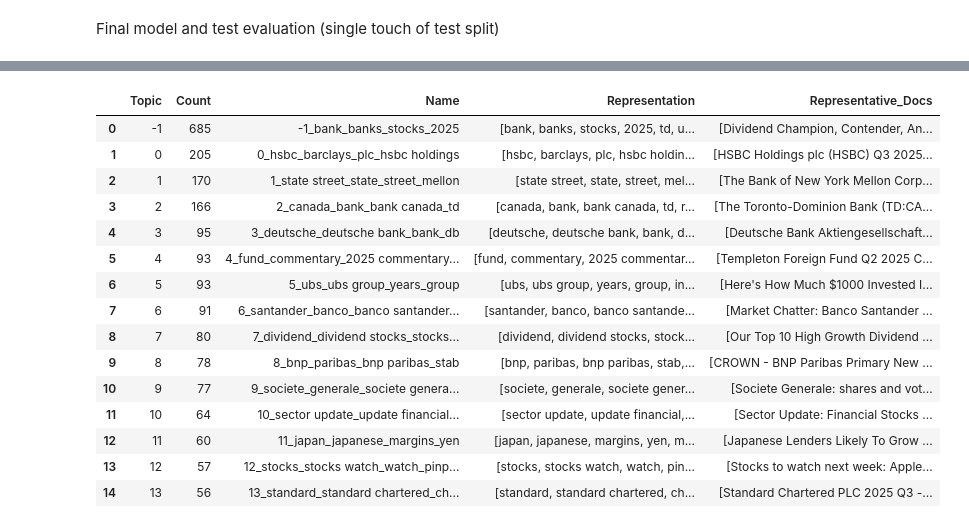
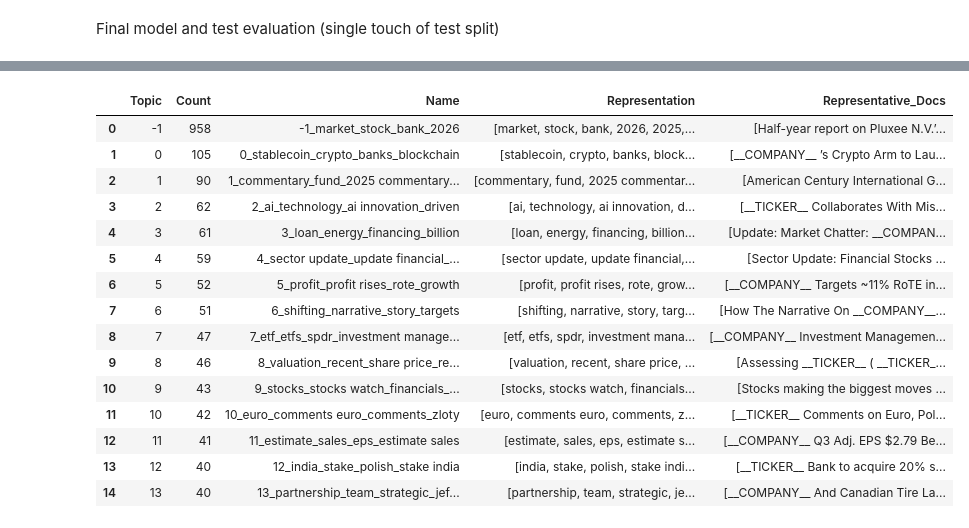
Before and after one commit to Giankess/master-thesis, a Jupyter notebook: Code/04_data_pipeline_BERTopic_TEST_TRAIN.ipynb, the cells around one changed output, grey strips where cells are left out. Cells and saved outputs as stored; diff of their text form; code cells hidden in the pictures.

Commit message:
Improved Preprocessing & Train/Val/Test Pipeline

```diff
--- a/Code/04_data_pipeline_BERTopic_TEST_TRAIN.ipynb
+++ b/Code/04_data_pipeline_BERTopic_TEST_TRAIN.ipynb
@@ -15,6 +29,8 @@ from bertopic.representation import LangChain
 # %% [markdown]
 Load Data
 # %%
-df = pd.read_csv('Data/finnhub_clean.csv')
-df.head()
+df = pd.read_csv('Data/finnhub_model_input.csv')
+print('Loaded: Data/finnhub_model_input.csv')
+print('Shape:', df.shape)
+display(df.head())
 # %% [output]
@@ -76,6 +101,21 @@ Date ranges:
 # %% [markdown]
 Prepare Models
 # %%
-sentence_model = SentenceTransformer("all-MiniLM-L6-v2")
-train_embeddings = sentence_model.encode(train_docs, show_progress_bar=True)
+device = 'cuda' if torch.cuda.is_available() else 'cpu'
+print('Torch CUDA available:', torch.cuda.is_available())
+if torch.cuda.is_available():
+    print('GPU:', torch.cuda.get_device_name(0))
+
+# Add placeholder tokens to stopwords so they do not dominate topics
+placeholder_stopwords = {'__ticker__', '__company__', 'ticker', 'company'}
+model_stopwords = sorted(set(ENGLISH_STOP_WORDS).union(placeholder_stopwords))
+
+sentence_model = SentenceTransformer('all-MiniLM-L6-v2', device=device)
+train_embeddings = sentence_model.encode(
+    train_docs,
+    show_progress_bar=True,
+    batch_size=64,
+    convert_to_numpy=True
+)
+print(f'Embeddings computed on device: {device}')
 # %% [output]
@@ -548,7 +787,7 @@ best_hdbscan = HDBSCAN(
     prediction_data=True
 )
 best_ngram = literal_eval(best_params['ngram_range'])
-best_vectorizer = OnlineCountVectorizer(stop_words='english', ngram_range=best_ngram)
+best_vectorizer = OnlineCountVectorizer(stop_words=model_stopwords, ngram_range=best_ngram)
 
 best_topic_model = BERTopic(
     embedding_model=sentence_model,
@@ -560,7 +799,7 @@ best_topic_model = BERTopic(
 )
 
 _topics_train_val, _ = best_topic_model.fit_transform(train_val_docs, embeddings=train_val_embeddings)
-test_topics, test_probs = best_topic_model.transform(test_docs, embeddings=test_embeddings)
+test_topics, _ = best_topic_model.transform(test_docs, embeddings=test_embeddings)
 
 best_topic_words = [
     [word for word, _ in best_topic_model.get_topic(t)]
@@ -573,24 +812,15 @@ processed_test_docs = preprocess_documents(test_docs)
 id2word_train_val = Dictionary(processed_train_val_docs)
 
 cv_test = coherence_score(best_topic_words, processed_test_docs, id2word_train_val, 'c_v')
-npmi_test = coherence_score(best_topic_words, processed_test_docs, id2word_train_val, 'c_npmi')
 div_test = topic_diversity(best_topic_words)
-red_test = topic_redundancy(best_topic_words)
 test_outlier_ratio = float(np.mean(np.array(test_topics) == -1)) if len(test_topics) > 0 else np.nan
-mean_top1_test, mean_margin_test = assignment_confidence_metrics(test_probs)
-inter_dist_test = inter_topic_distance(best_topic_model)
-fin_kw_density_test = financial_keyword_density(best_topic_words, financial_keywords)
+test_topic_count = int(sum(1 for t in best_topic_model.get_topics().keys() if int(t) != -1))
 
 print('Final Test Metrics (best config):')
 print(f"C_v coherence (test): {cv_test:.4f}")
-print(f"c_npmi coherence (test): {npmi_test:.4f}")
 print(f"Topic diversity: {div_test:.4f}")
-print(f"Topic redundancy: {red_test:.4f}")
 print(f"Test outlier ratio (-1 topics): {test_outlier_ratio:.4f}")
-print(f"Mean top-1 assignment probability: {mean_top1_test:.4f}")
-print(f"Mean assignment margin (top1-top2): {mean_margin_test:.4f}")
-print(f"Inter-topic distance: {inter_dist_test:.4f}")
-print(f"Financial keyword density: {fin_kw_density_test:.4f}")
+print(f"Topic count (excluding -1): {test_topic_count}")
 
 best_topic_model.get_topic_info().head(15)
 # %% [output]
@@ -624,16 +849,16 @@ Financial keyword density: 0.0333
 |  | Topic | Count | Name | Representation | Representative_Docs |
-| 0 | -1 | 685 | -1_bank_banks_stocks_2025 | [bank, banks, stocks, 2025, td, u... | [Dividend Champion, Contender, An... |
-| 1 | 0 | 205 | 0_hsbc_barclays_plc_hsbc holdings | [hsbc, barclays, plc, hsbc holdin... | [HSBC Holdings plc (HSBC) Q3 2025... |
-| 2 | 1 | 170 | 1_state street_state_street_mellon | [state street, state, street, mel... | [The Bank of New York Mellon Corp... |
-| 3 | 2 | 166 | 2_canada_bank_bank canada_td | [canada, bank, bank canada, td, r... | [The Toronto-Dominion Bank (TD:CA... |
-| 4 | 3 | 95 | 3_deutsche_deutsche bank_bank_db | [deutsche, deutsche bank, bank, d... | [Deutsche Bank Aktiengesellschaft... |
-| 5 | 4 | 93 | 4_fund_commentary_2025 commentary... | [fund, commentary, 2025 commentar... | [Templeton Foreign Fund Q2 2025 C... |
-| 6 | 5 | 93 | 5_ubs_ubs group_years_group | [ubs, ubs group, years, group, in... | [Here's How Much $1000 Invested I... |
-| 7 | 6 | 91 | 6_santander_banco_banco santander... | [santander, banco, banco santande... | [Market Chatter: Banco Santander ... |
-| 8 | 7 | 80 | 7_dividend_dividend stocks_stocks... | [dividend, dividend stocks, stock... | [Our Top 10 High Growth Dividend ... |
-| 9 | 8 | 78 | 8_bnp_paribas_bnp paribas_stab | [bnp, paribas, bnp paribas, stab,... | [CROWN - BNP Paribas Primary New ... |
-| 10 | 9 | 77 | 9_societe_generale_societe genera... | [societe, generale, societe gener... | [Societe Generale: shares and vot... |
-| 11 | 10 | 64 | 10_sector update_update financial... | [sector update, update financial,... | [Sector Update: Financial Stocks ... |
-| 12 | 11 | 60 | 11_japan_japanese_margins_yen | [japan, japanese, margins, yen, m... | [Japanese Lenders Likely To Grow ... |
-| 13 | 12 | 57 | 12_stocks_stocks watch_watch_pinp... | [stocks, stocks watch, watch, pin... | [Stocks to watch next week: Apple... |
-| 14 | 13 | 56 | 13_standard_standard chartered_ch... | [standard, standard chartered, ch... | [Standard Chartered PLC 2025 Q3 -... |
+| 0 | -1 | 958 | -1_market_stock_bank_2026 | [market, stock, bank, 2026, 2025,... | [Half-year report on Pluxee N.V.’... |
+| 1 | 0 | 105 | 0_stablecoin_crypto_banks_blockchain | [stablecoin, crypto, banks, block... | [__COMPANY__ ’s Crypto Arm to Lau... |
+| 2 | 1 | 90 | 1_commentary_fund_2025 commentary... | [commentary, fund, 2025 commentar... | [American Century International G... |
+| 3 | 2 | 62 | 2_ai_technology_ai innovation_driven | [ai, technology, ai innovation, d... | [__TICKER__ Collaborates With Mis... |
+| 4 | 3 | 61 | 3_loan_energy_financing_billion | [loan, energy, financing, billion... | [Update: Market Chatter: __COMPAN... |
+| 5 | 4 | 59 | 4_sector update_update financial_... | [sector update, update financial,... | [Sector Update: Financial Stocks ... |
+| 6 | 5 | 52 | 5_profit_profit rises_rote_growth | [profit, profit rises, rote, grow... | [__COMPANY__ Targets ~11% RoTE in... |
+| 7 | 6 | 51 | 6_shifting_narrative_story_targets | [shifting, narrative, story, targ... | [How The Narrative On __COMPANY__... |
+| 8 | 7 | 47 | 7_etf_etfs_spdr_investment manage... | [etf, etfs, spdr, investment mana... | [__COMPANY__ Investment Managemen... |
+| 9 | 8 | 46 | 8_valuation_recent_share price_re... | [valuation, recent, share price, ... | [Assessing __TICKER__ ( __TICKER_... |
+| 10 | 9 | 43 | 9_stocks_stocks watch_financials_... | [stocks, stocks watch, financials... | [Stocks making the biggest moves ... |
+| 11 | 10 | 42 | 10_euro_comments euro_comments_zloty | [euro, comments euro, comments, z... | [__TICKER__ Comments on Euro, Pol... |
+| 12 | 11 | 41 | 11_estimate_sales_eps_estimate sales | [estimate, sales, eps, estimate s... | [__COMPANY__ Q3 Adj. EPS $2.79 Be... |
+| 13 | 12 | 40 | 12_india_stake_polish_stake india | [india, stake, polish, stake indi... | [__TICKER__ Bank to acquire 20% s... |
+| 14 | 13 | 40 | 13_partnership_team_strategic_jef... | [partnership, team, strategic, je... | [__COMPANY__ And Canadian Tire La... |
```
Also changed, not shown: parts of 15 cells of this notebook, 5 other files.
